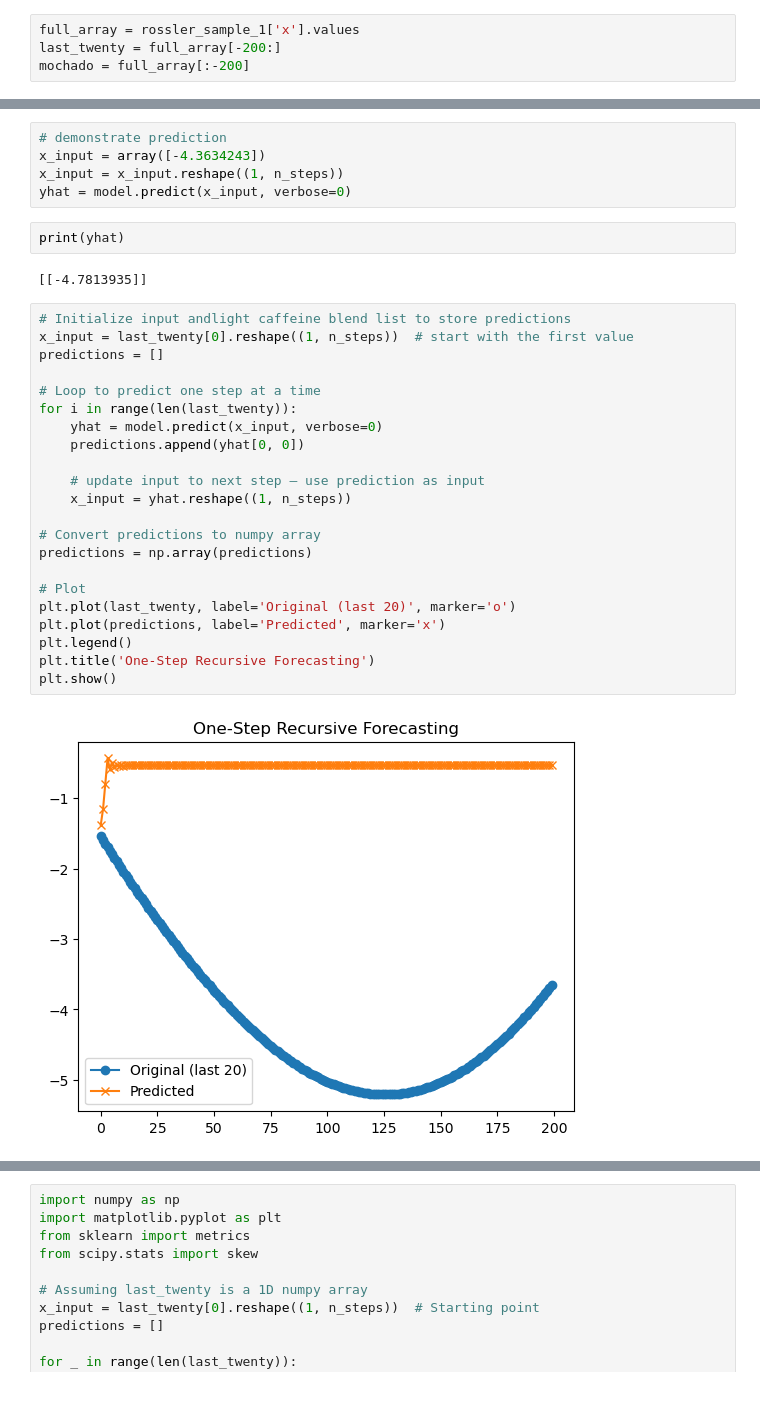
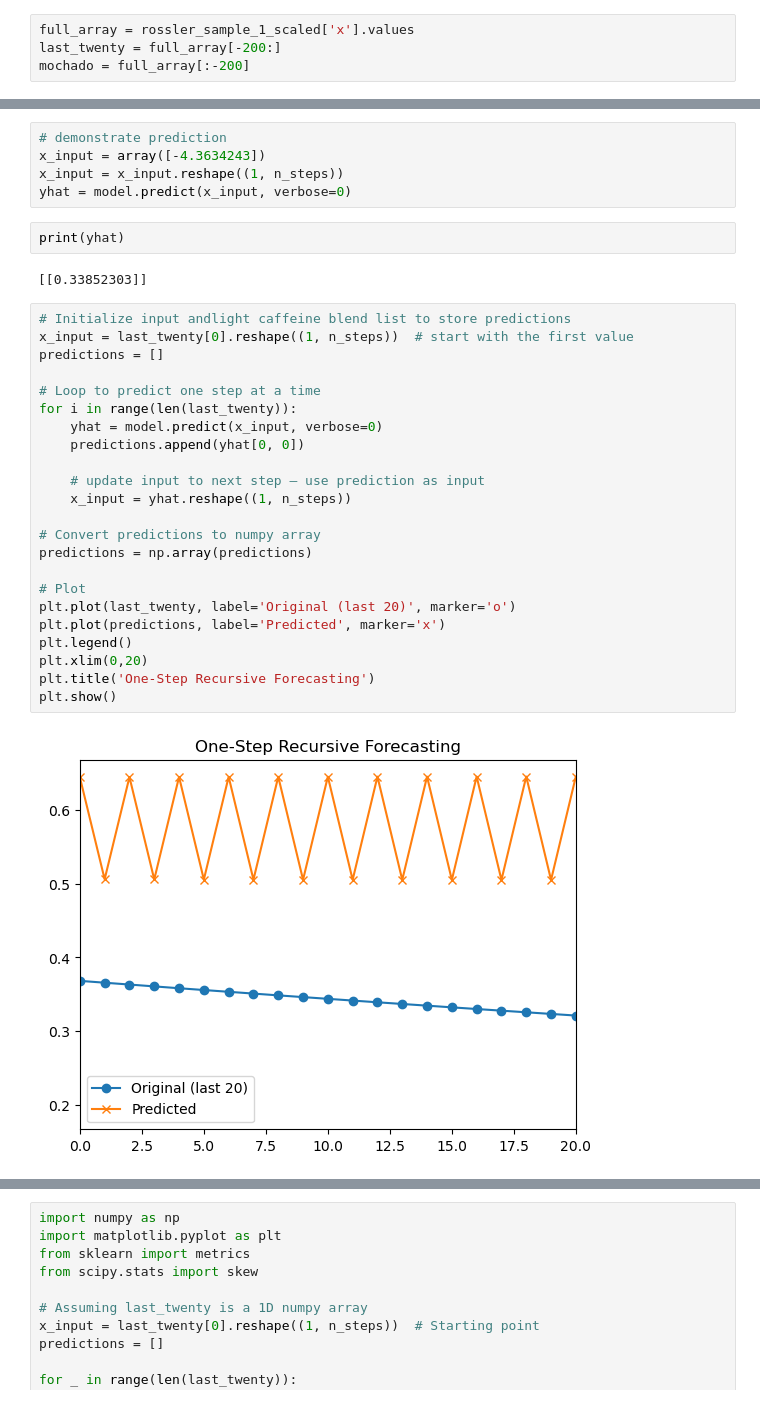
Before and after one commit to nxteventrying/TESIS, a Jupyter notebook: forecasting/VNN.ipynb, the cells around one changed output, grey strips where cells are left out. Drawn from its saved outputs; the diff is of its cells as text.

```diff
--- a/forecasting/VNN.ipynb
+++ b/forecasting/VNN.ipynb
@@ -164,7 +164,7 @@ plt.show()
 # %% [markdown]
 # Vanilla Neural Network
 # %%
-full_array = rossler_sample_1['x'].values
+full_array = rossler_sample_1_scaled['x'].values
 last_twenty = full_array[-200:]
 mochado = full_array[:-200]
 # %% [markdown]
@@ -367,28 +354,29 @@ yhat = model.predict(x_input, verbose=0)
 # %%
 print(yhat)
 # %% [output]
-[[-4.7813935]]
+[[0.33852303]]
 # %%
 # Initialize input andlight caffeine blend list to store predictions
 x_input = last_twenty[0].reshape((1, n_steps))  # start with the first value
 predictions = []
 
 # Loop to predict one step at a time
 for i in range(len(last_twenty)):
     yhat = model.predict(x_input, verbose=0)
     predictions.append(yhat[0, 0])
 
     # update input to next step — use prediction as input
     x_input = yhat.reshape((1, n_steps))
 
 # Convert predictions to numpy array
 predictions = np.array(predictions)
 
 # Plot
 plt.plot(last_twenty, label='Original (last 20)', marker='o')
 plt.plot(predictions, label='Predicted', marker='x')
 plt.legend()
+plt.xlim(0,20)
 plt.title('One-Step Recursive Forecasting')
 plt.show()
 # %% [output]
-[figure, old version]
+[figure, new version]
```
Also changed, not shown: parts of 7 cells of this notebook, 7 other files.
